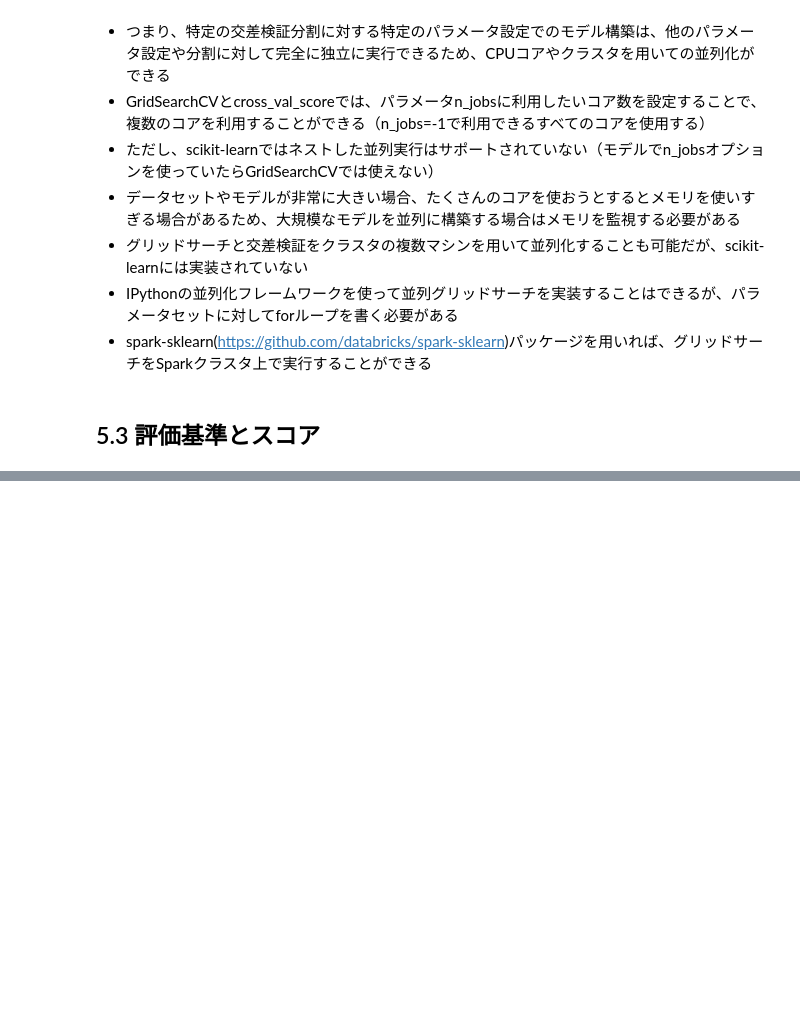
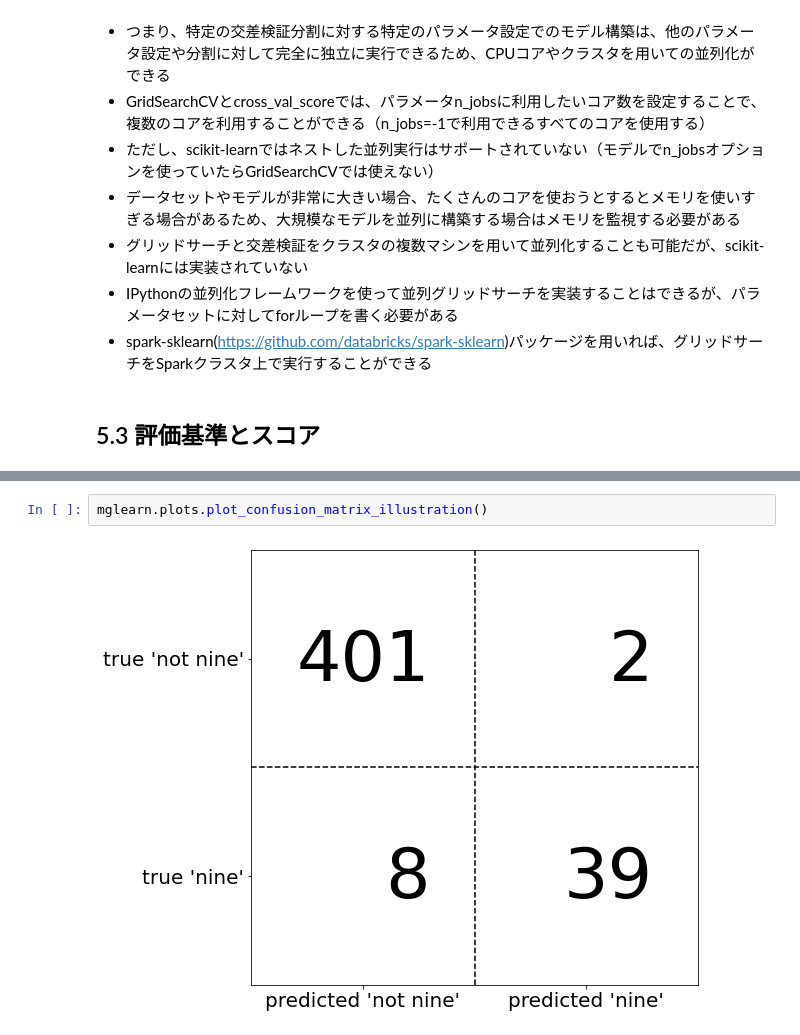
Before and after one commit to ponzu3847/python_for_ML, a Jupyter notebook: ch05.ipynb, the cells around one changed output, grey strips where cells are left out. Cells and saved outputs as stored; diff of their text form; blank space fills up the shorter version.

```diff
--- a/ch05.ipynb
+++ b/ch05.ipynb
@@ -528,0 +615,4 @@ Cross-validation scores: [0.96666667 1.         0.96666667 0.96666667 1.
+# %%
+mglearn.plots.plot_confusion_matrix_illustration()
+# %% [output]
+[figure, added]
```
Also changed, not shown: parts of 47 cells of this notebook.
